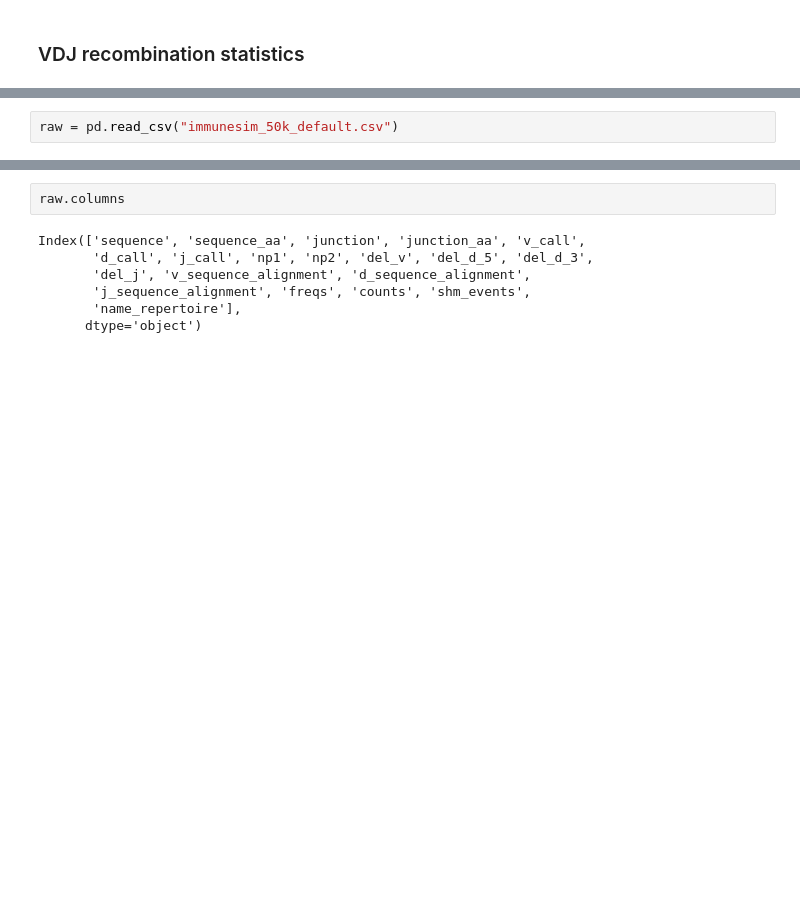
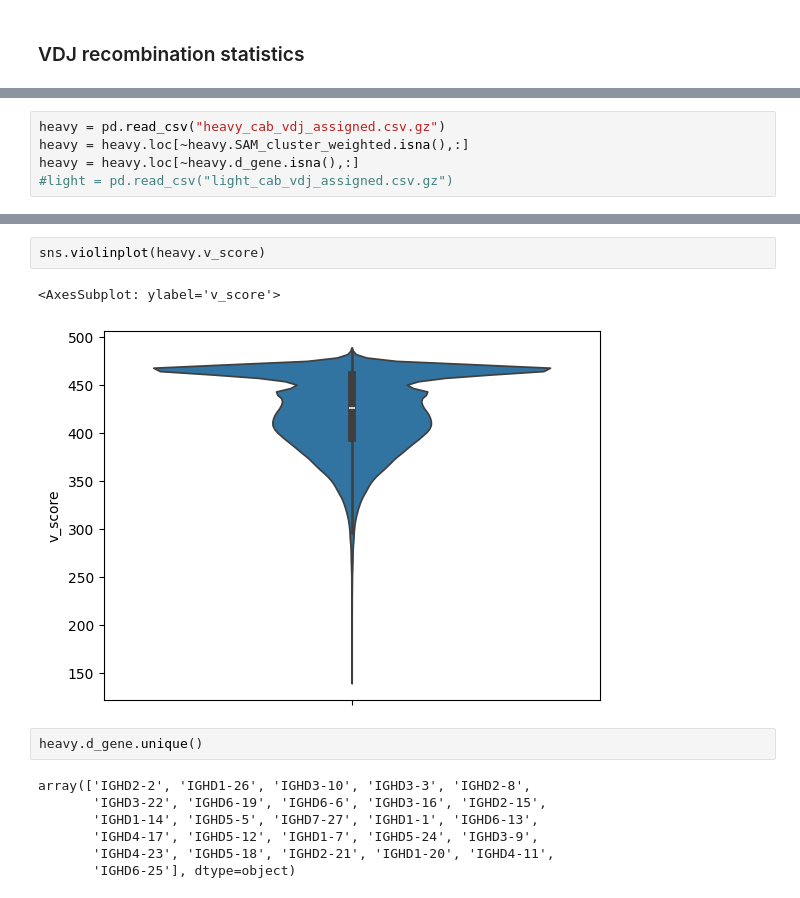
Before and after one commit to jlparkI/humanness_evaluation, a Jupyter notebook: notebooks/vdj_statistics/vdj_statistics.ipynb, the cells around one changed output, grey strips where cells are left out. Cells and saved outputs as stored; diff of their text form; blank space fills up the shorter version.

```diff
--- a/notebooks/vdj_statistics/vdj_statistics.ipynb
+++ b/notebooks/vdj_statistics/vdj_statistics.ipynb
@@ -24,2 +24,5 @@ if "humanization_test_data" not in os.getcwd():
 # %%
-raw = pd.read_csv("immunesim_50k_default.csv")
+heavy = pd.read_csv("heavy_cab_vdj_assigned.csv.gz")
+heavy = heavy.loc[~heavy.SAM_cluster_weighted.isna(),:]
+heavy = heavy.loc[~heavy.d_gene.isna(),:]
+#light = pd.read_csv("light_cab_vdj_assigned.csv.gz")
@@ -26,9 +47,14 @@ raw = pd.read_csv("immunesim_50k_default.csv")
+# %%
+sns.violinplot(heavy.v_score)
+# %% [output]
+<AxesSubplot: ylabel='v_score'>
+[figure, added]
 # %%
-raw.columns
+heavy.d_gene.unique()
 # %% [output]
-Index(['sequence', 'sequence_aa', 'junction', 'junction_aa', 'v_call',
-       'd_call', 'j_call', 'np1', 'np2', 'del_v', 'del_d_5', 'del_d_3',
-       'del_j', 'v_sequence_alignment', 'd_sequence_alignment',
-       'j_sequence_alignment', 'freqs', 'counts', 'shm_events',
-       'name_repertoire'],
-      dtype='object')
+array(['IGHD2-2', 'IGHD1-26', 'IGHD3-10', 'IGHD3-3', 'IGHD2-8',
+       'IGHD3-22', 'IGHD6-19', 'IGHD6-6', 'IGHD3-16', 'IGHD2-15',
+       'IGHD1-14', 'IGHD5-5', 'IGHD7-27', 'IGHD1-1', 'IGHD6-13',
+       'IGHD4-17', 'IGHD5-12', 'IGHD1-7', 'IGHD5-24', 'IGHD3-9',
+       'IGHD4-23', 'IGHD5-18', 'IGHD2-21', 'IGHD1-20', 'IGHD4-11',
+       'IGHD6-25'], dtype=object)
```
Also changed, not shown: parts of 11 cells of this notebook, 19 other files.
